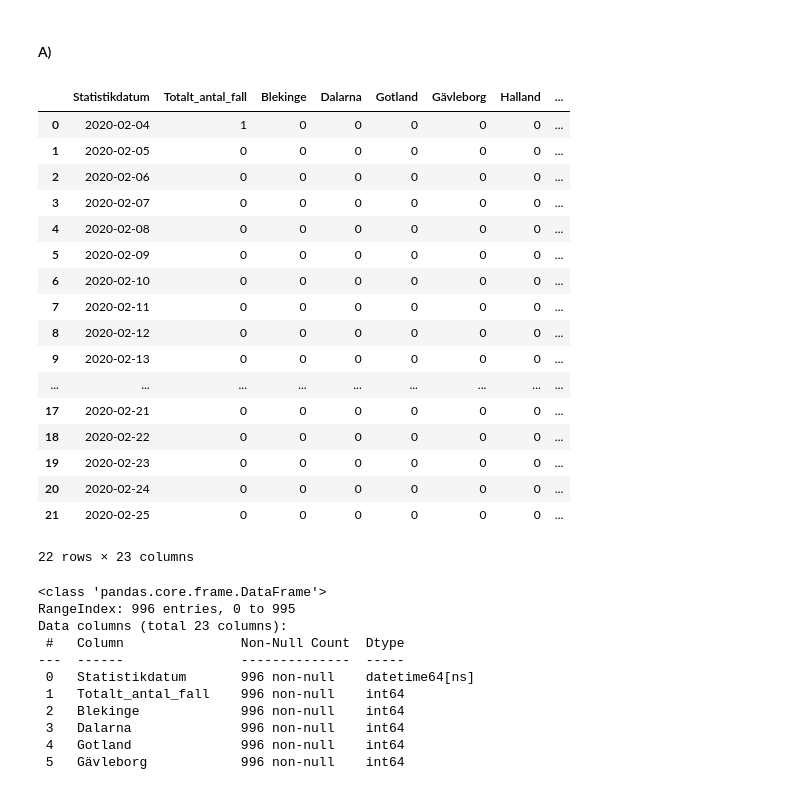
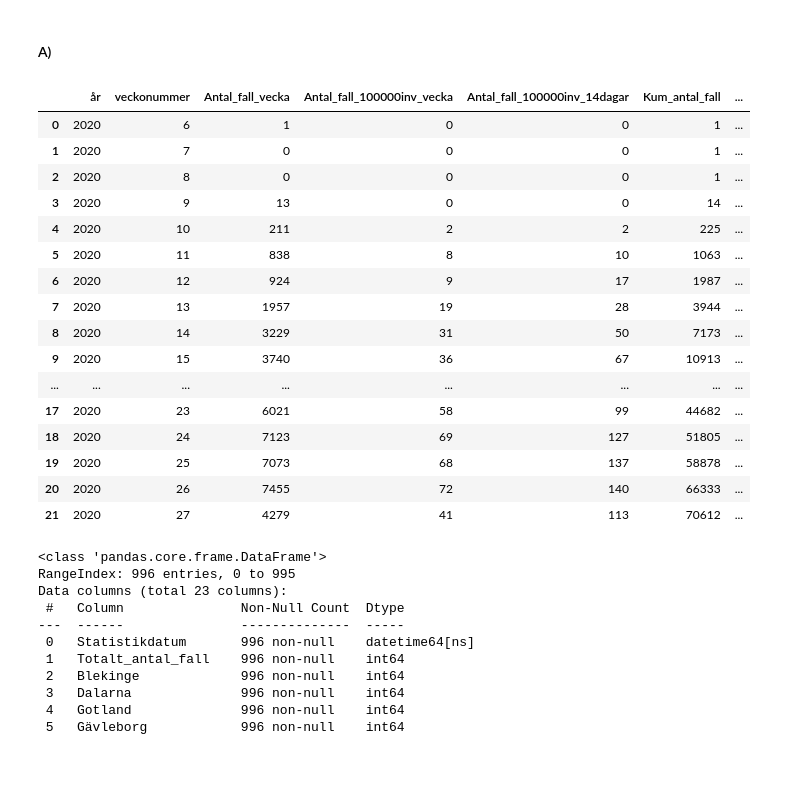
Before and after one commit to BogrenWilliam/Databehandling-William-Bogren, a Jupyter notebook: Labs/Lab1-covid19.ipynb, the cells around one changed output. Saved outputs shown, nothing was run; the diff lists cells and outputs as text; code cells hidden in the pictures.

```diff
--- a/Labs/Lab1-covid19.ipynb
+++ b/Labs/Lab1-covid19.ipynb
@@ -11,27 +11,26 @@ import plotly.graph_objects as go
 #### A)
 # %%
 import pandas as pd
-df_covid19 = pd.read_excel("../Data/Folkhalsomyndigheten_Covid19.xlsx")
+df_covid19 = pd.read_excel("../Data/Folkhalsomyndigheten_Covid19.xlsx", sheet_name="Veckodata Riket")
 df_covid19.head(n = 22) # Using the n rows of "DataFrame", as n = 5 is default.
 # %% [output]
-|  | Statistikdatum | Totalt_antal_fall | Blekinge | Dalarna | Gotland | Gävleborg | Halland | ... |
-| 0 | 2020-02-04 | 1 | 0 | 0 | 0 | 0 | 0 | ... |
-| 1 | 2020-02-05 | 0 | 0 | 0 | 0 | 0 | 0 | ... |
-| 2 | 2020-02-06 | 0 | 0 | 0 | 0 | 0 | 0 | ... |
-| 3 | 2020-02-07 | 0 | 0 | 0 | 0 | 0 | 0 | ... |
-| 4 | 2020-02-08 | 0 | 0 | 0 | 0 | 0 | 0 | ... |
-| 5 | 2020-02-09 | 0 | 0 | 0 | 0 | 0 | 0 | ... |
-| 6 | 2020-02-10 | 0 | 0 | 0 | 0 | 0 | 0 | ... |
-| 7 | 2020-02-11 | 0 | 0 | 0 | 0 | 0 | 0 | ... |
-| 8 | 2020-02-12 | 0 | 0 | 0 | 0 | 0 | 0 | ... |
-| 9 | 2020-02-13 | 0 | 0 | 0 | 0 | 0 | 0 | ... |
-| ... | ... | ... | ... | ... | ... | ... | ... | ... |
-| 17 | 2020-02-21 | 0 | 0 | 0 | 0 | 0 | 0 | ... |
-| 18 | 2020-02-22 | 0 | 0 | 0 | 0 | 0 | 0 | ... |
-| 19 | 2020-02-23 | 0 | 0 | 0 | 0 | 0 | 0 | ... |
-| 20 | 2020-02-24 | 0 | 0 | 0 | 0 | 0 | 0 | ... |
-| 21 | 2020-02-25 | 0 | 0 | 0 | 0 | 0 | 0 | ... |
+|  | år | veckonummer | Antal_fall_vecka | Antal_fall_100000inv_vecka | Antal_fall_100000inv_14dagar | Kum_antal_fall | ... |
+| 0 | 2020 | 6 | 1 | 0 | 0 | 1 | ... |
+| 1 | 2020 | 7 | 0 | 0 | 0 | 1 | ... |
+| 2 | 2020 | 8 | 0 | 0 | 0 | 1 | ... |
+| 3 | 2020 | 9 | 13 | 0 | 0 | 14 | ... |
+| 4 | 2020 | 10 | 211 | 2 | 2 | 225 | ... |
+| 5 | 2020 | 11 | 838 | 8 | 10 | 1063 | ... |
+| 6 | 2020 | 12 | 924 | 9 | 17 | 1987 | ... |
+| 7 | 2020 | 13 | 1957 | 19 | 28 | 3944 | ... |
+| 8 | 2020 | 14 | 3229 | 31 | 50 | 7173 | ... |
+| 9 | 2020 | 15 | 3740 | 36 | 67 | 10913 | ... |
+| ... | ... | ... | ... | ... | ... | ... | ... |
+| 17 | 2020 | 23 | 6021 | 58 | 99 | 44682 | ... |
+| 18 | 2020 | 24 | 7123 | 69 | 127 | 51805 | ... |
+| 19 | 2020 | 25 | 7073 | 68 | 137 | 58878 | ... |
+| 20 | 2020 | 26 | 7455 | 72 | 140 | 66333 | ... |
+| 21 | 2020 | 27 | 4279 | 41 | 113 | 70612 | ... |
-22 rows × 23 columns
 # %%
 df_covid19.info()
 # %% [output]
```
Also changed, not shown: parts of 7 cells of this notebook, 1 other file.
